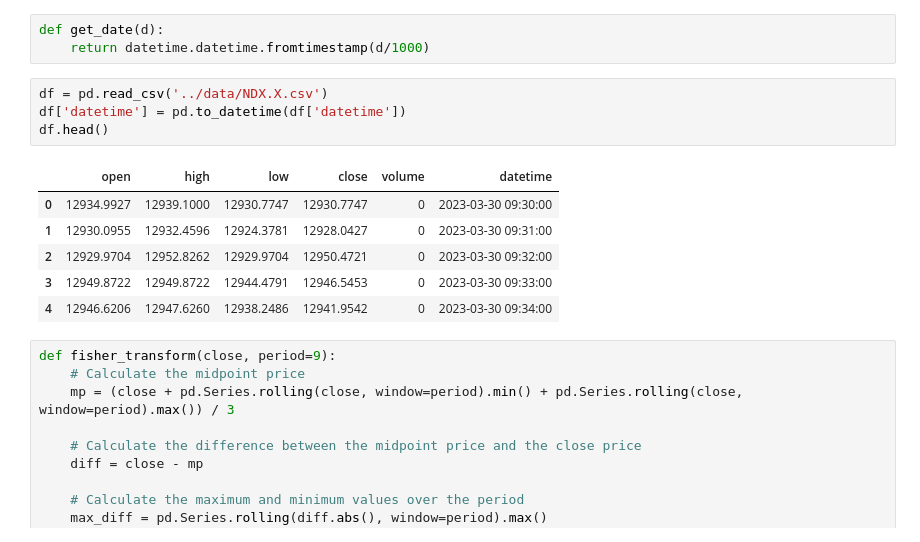
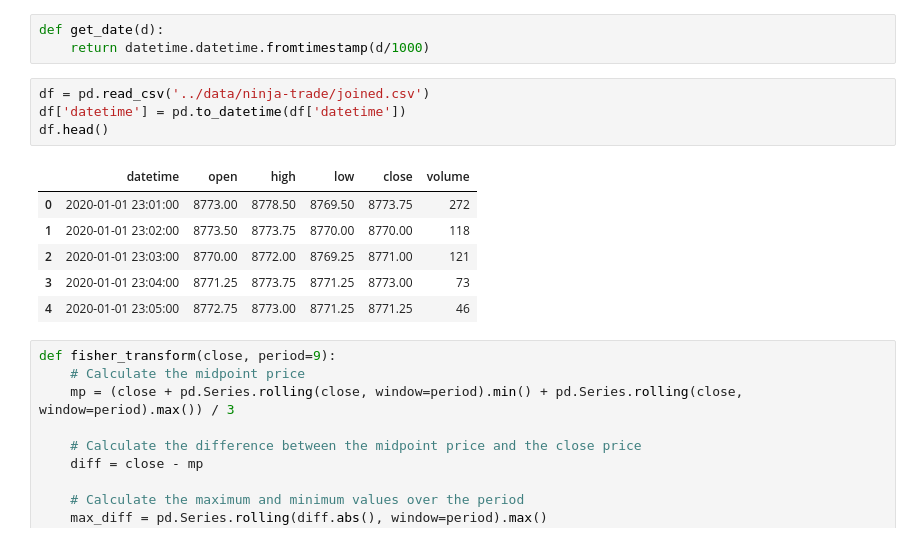
Before and after one commit to shmalex/test_fisher_eda, a Jupyter notebook: jn/2_fisher_transform.ipynb, the cells around one changed output. Drawn from its saved outputs; the diff is of its cells as text.

```diff
--- a/jn/2_fisher_transform.ipynb
+++ b/jn/2_fisher_transform.ipynb
@@ -18,16 +18,16 @@ from bokeh.palettes import d3
 def get_date(d):
     return datetime.datetime.fromtimestamp(d/1000)
 # %%
-df = pd.read_csv('../data/NDX.X.csv')
+df = pd.read_csv('../data/ninja-trade/joined.csv')
 df['datetime'] = pd.to_datetime(df['datetime'])
 df.head()
 # %% [output]
-|  | open | high | low | close | volume | datetime |
-| 0 | 12934.9927 | 12939.1000 | 12930.7747 | 12930.7747 | 0 | 2023-03-30 09:30:00 |
-| 1 | 12930.0955 | 12932.4596 | 12924.3781 | 12928.0427 | 0 | 2023-03-30 09:31:00 |
-| 2 | 12929.9704 | 12952.8262 | 12929.9704 | 12950.4721 | 0 | 2023-03-30 09:32:00 |
-| 3 | 12949.8722 | 12949.8722 | 12944.4791 | 12946.5453 | 0 | 2023-03-30 09:33:00 |
-| 4 | 12946.6206 | 12947.6260 | 12938.2486 | 12941.9542 | 0 | 2023-03-30 09:34:00 |
+|  | datetime | open | high | low | close | volume |
+| 0 | 2020-01-01 23:01:00 | 8773.00 | 8778.50 | 8769.50 | 8773.75 | 272 |
+| 1 | 2020-01-01 23:02:00 | 8773.50 | 8773.75 | 8770.00 | 8770.00 | 118 |
+| 2 | 2020-01-01 23:03:00 | 8770.00 | 8772.00 | 8769.25 | 8771.00 | 121 |
+| 3 | 2020-01-01 23:04:00 | 8771.25 | 8773.75 | 8771.25 | 8773.00 | 73 |
+| 4 | 2020-01-01 23:05:00 | 8772.75 | 8773.00 | 8771.25 | 8771.25 | 46 |
 # %%
 def fisher_transform(close, period=9):
     # Calculate the midpoint price
```
Also changed, not shown: parts of 5 cells of this notebook, 17 other files.
